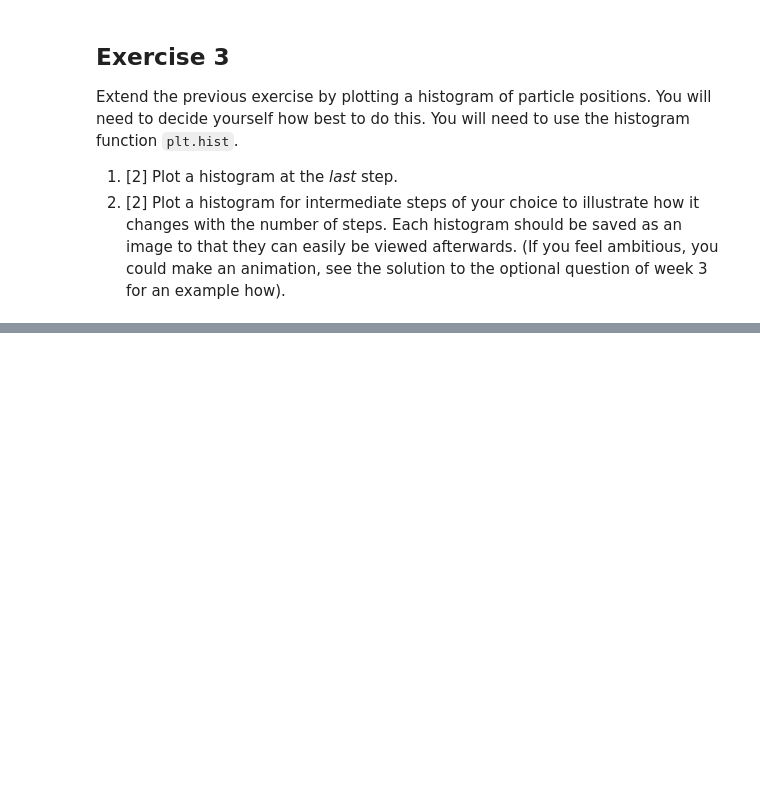
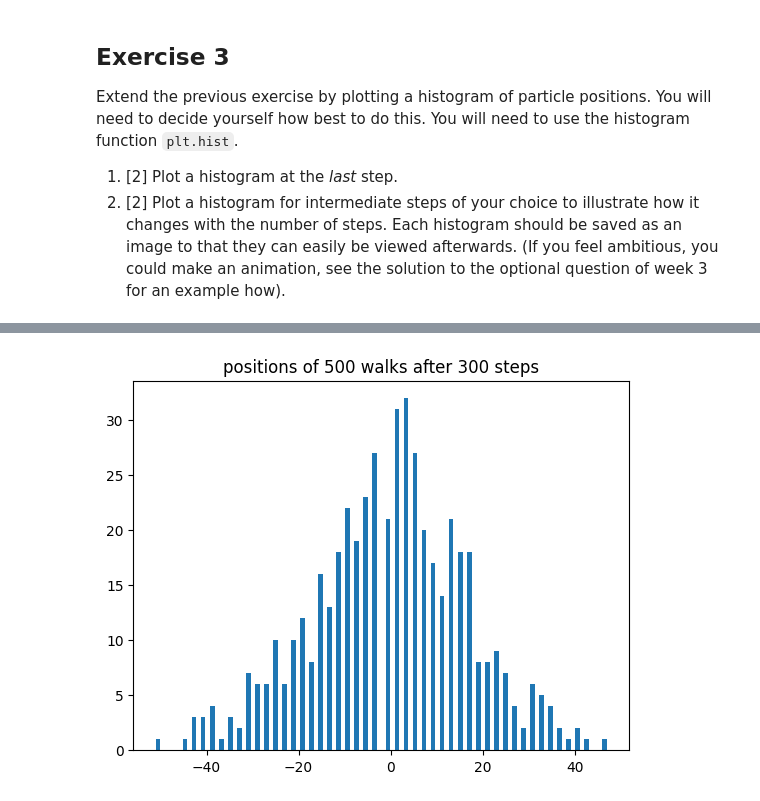
Before and after one commit to PX2145-2025/week-7-b-DixonMax, a Jupyter notebook: Random_walk.ipynb, the cells around one changed output, grey strips where cells are left out. Saved outputs shown, nothing was run; the diff lists cells and outputs as text; code cells hidden in the pictures; blank space fills up the shorter version.

```diff
--- a/Random_walk.ipynb
+++ b/Random_walk.ipynb
@@ -198,0 +179,6 @@ plt.close(fig)
+# %%
+plt.hist(particles[:, 300], bins=100)
+plt.title('positions of 500 walks after 300 steps')
+plt.savefig('300 steps.png')
+# %% [output]
+[figure, added]
```
Also changed, not shown: parts of 15 cells of this notebook.
